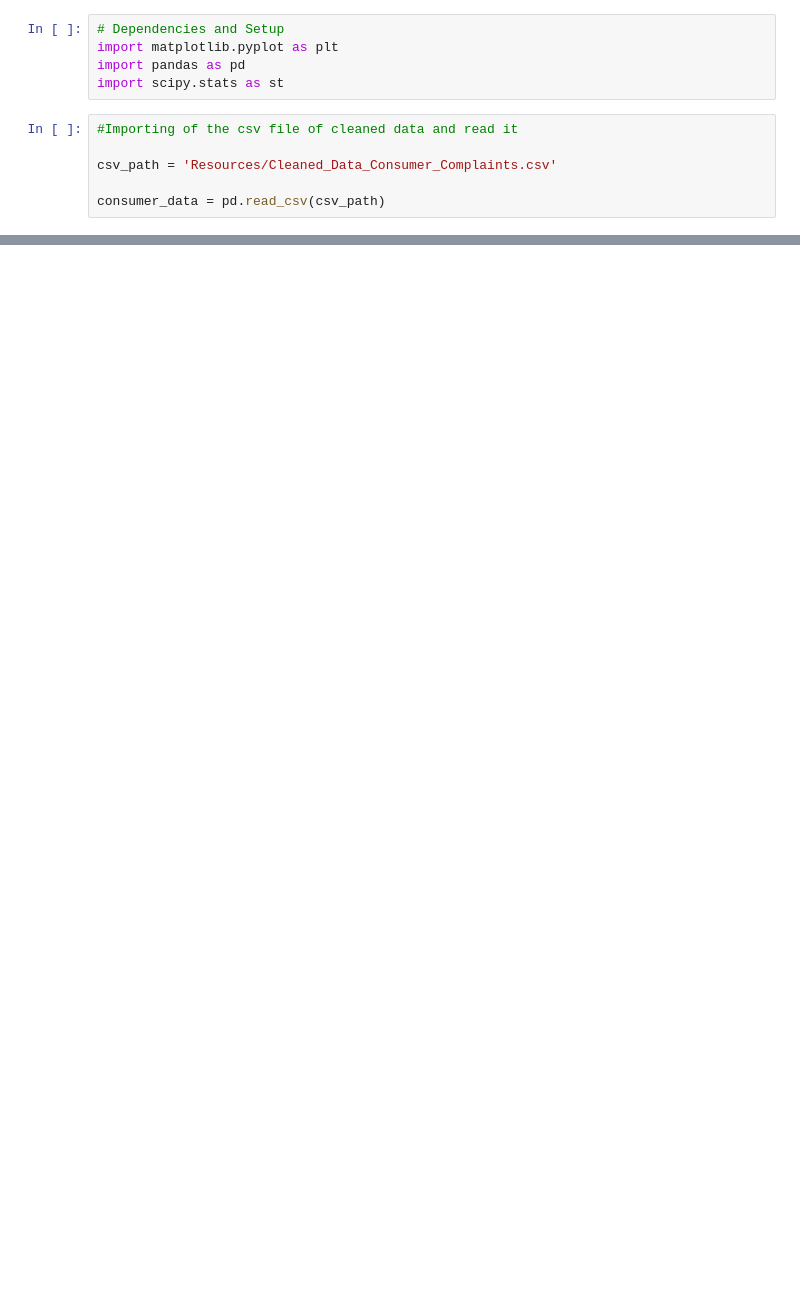
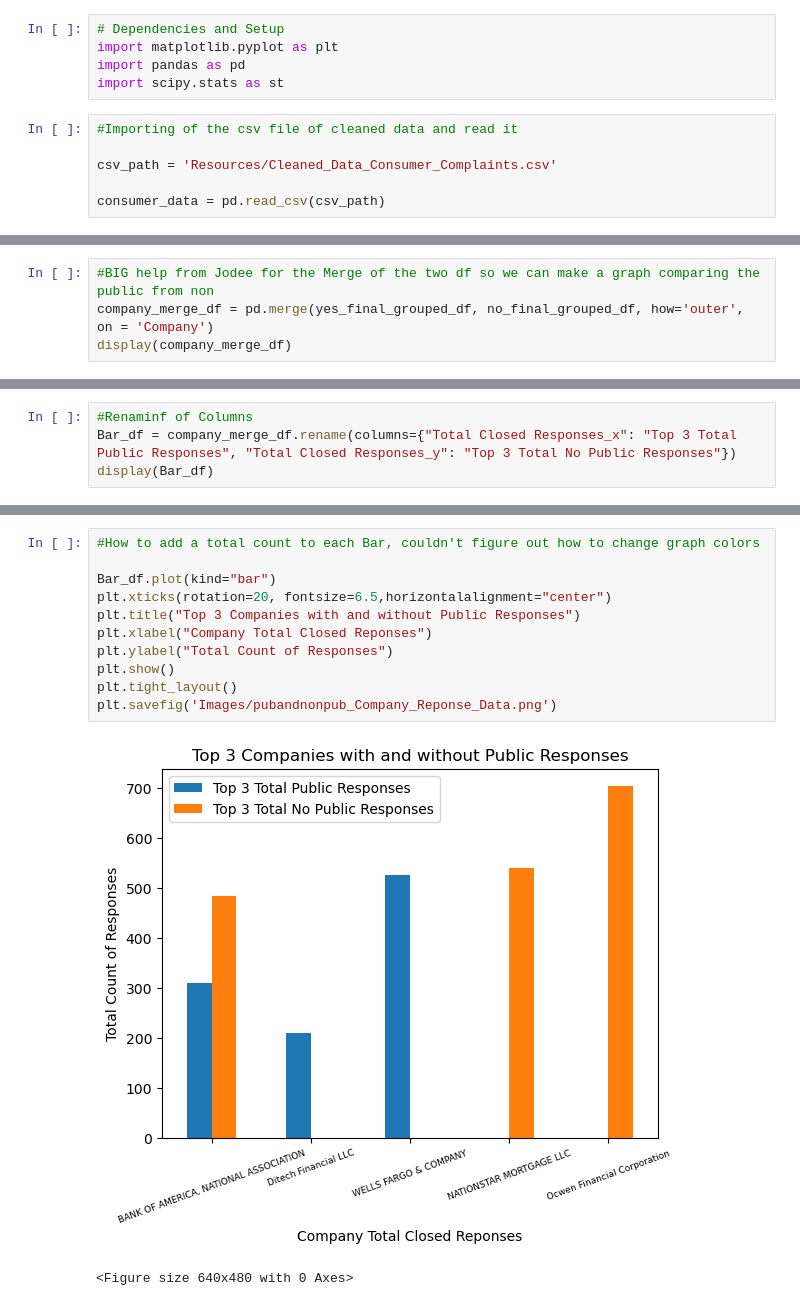
Before and after one commit to carlosvalenciano/Customer-Complaints, a Jupyter notebook: customercomplaints.ipynb, the cells around one changed output, grey strips where cells are left out. Cells and saved outputs as stored; diff of their text form; blank space fills up the shorter version.

```diff
--- a/customercomplaints.ipynb
+++ b/customercomplaints.ipynb
@@ -27,0 +231,4 @@ consumer_data.head(100)
+# %%
+#BIG help from Jodee for the Merge of the two df so we can make a graph comparing the public from non
+company_merge_df = pd.merge(yes_final_grouped_df, no_final_grouped_df, how='outer', on = 'Company')
+display(company_merge_df)
@@ -27,0 +243,4 @@ consumer_data.head(100)
+# %%
+#Renaminf of Columns
+Bar_df = company_merge_df.rename(columns={"Total Closed Responses_x": "Top 3 Total Public Responses", "Total Closed Responses_y": "Top 3 Total No Public Responses"})
+display(Bar_df)
@@ -27,0 +255,14 @@ consumer_data.head(100)
+# %%
+#How to add a total count to each Bar, couldn't figure out how to change graph colors
+
+Bar_df.plot(kind="bar")
+plt.xticks(rotation=20, fontsize=6.5,horizontalalignment="center")
+plt.title("Top 3 Companies with and without Public Responses")
+plt.xlabel("Company Total Closed Reponses")
+plt.ylabel("Total Count of Responses")
+plt.show()
+plt.tight_layout()
+plt.savefig('Images/pubandnonpub_Company_Reponse_Data.png')
+# %% [output]
+[figure, added]
+<Figure size 640x480 with 0 Axes>
```
Also changed, not shown: parts of 70 cells of this notebook, 17 other files.
